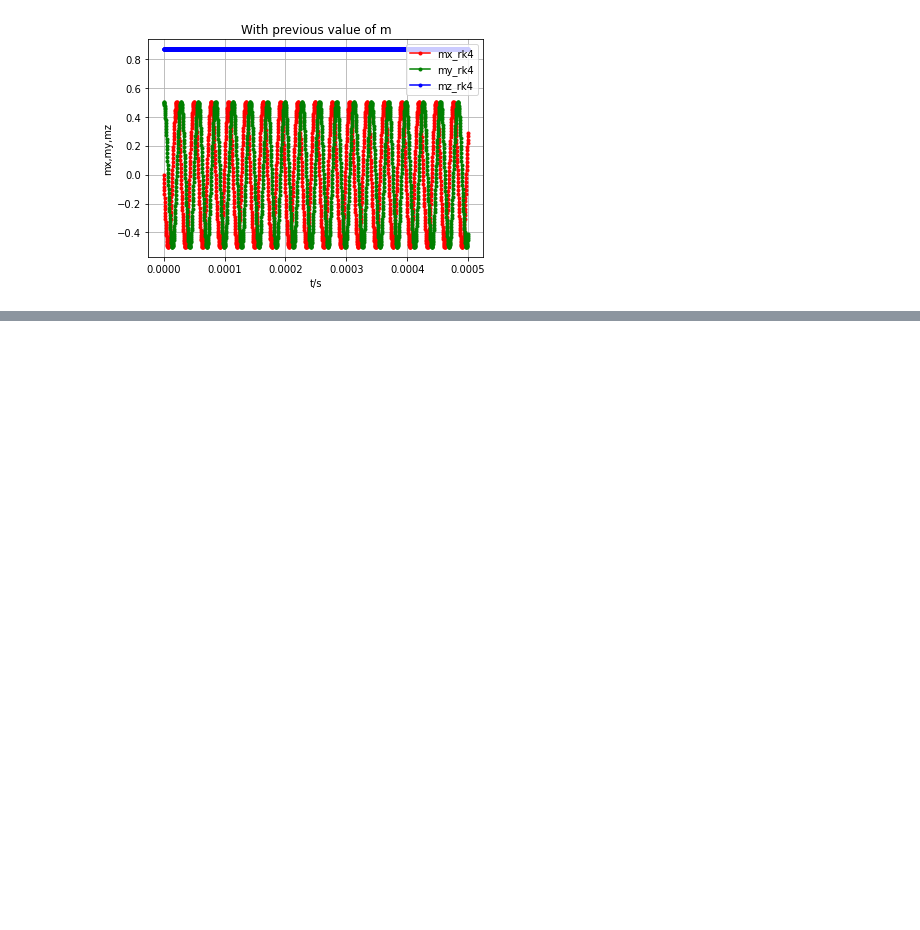
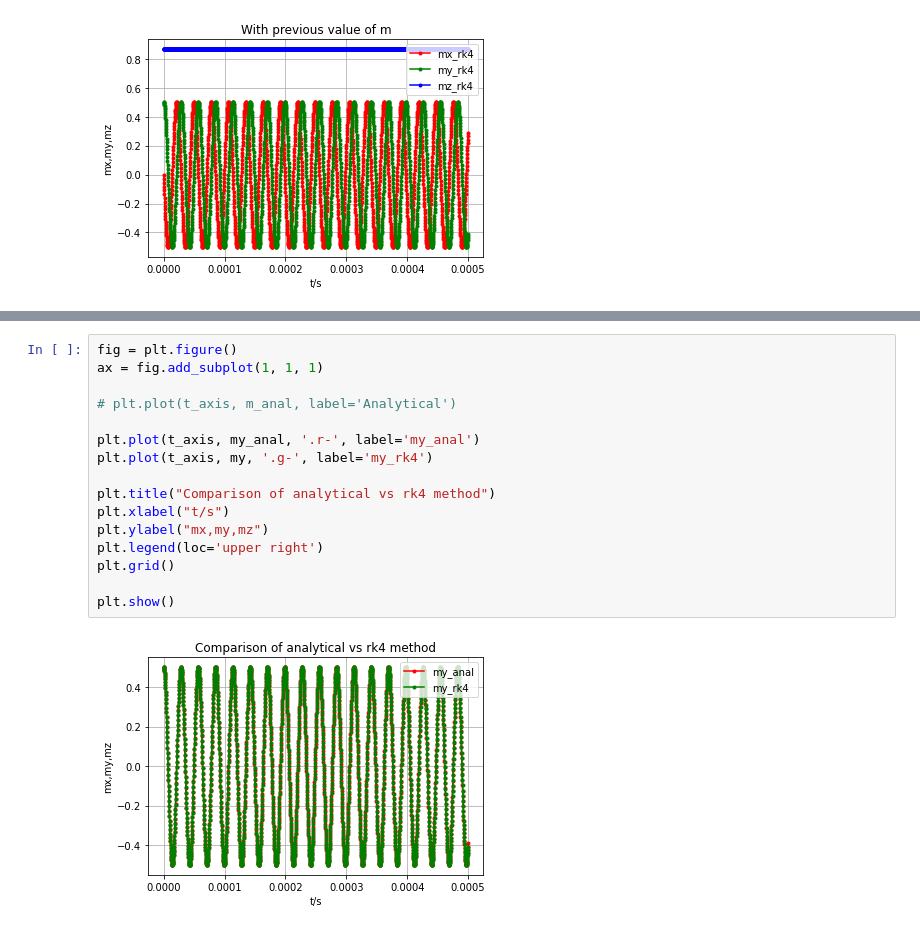
Before and after one commit to Hernandope/spintronics, a Jupyter notebook: runge_kutta.ipynb, the cells around one changed output, grey strips where cells are left out. Drawn from its saved outputs; the diff is of its cells as text; blank space fills up the shorter version.

```diff
--- a/runge_kutta.ipynb
+++ b/runge_kutta.ipynb
@@ -209,0 +222,18 @@ plt.show()
+# %%
+fig = plt.figure()
+ax = fig.add_subplot(1, 1, 1)
+
+# plt.plot(t_axis, m_anal, label='Analytical')
+
+plt.plot(t_axis, my_anal, '.r-', label='my_anal')
+plt.plot(t_axis, my, '.g-', label='my_rk4')
+
+plt.title("Comparison of analytical vs rk4 method")
+plt.xlabel("t/s")
+plt.ylabel("mx,my,mz")
+plt.legend(loc='upper right')
+plt.grid()
+
+plt.show()
+# %% [output]
+[figure, added]
```
Also changed, not shown: parts of 9 cells of this notebook.
